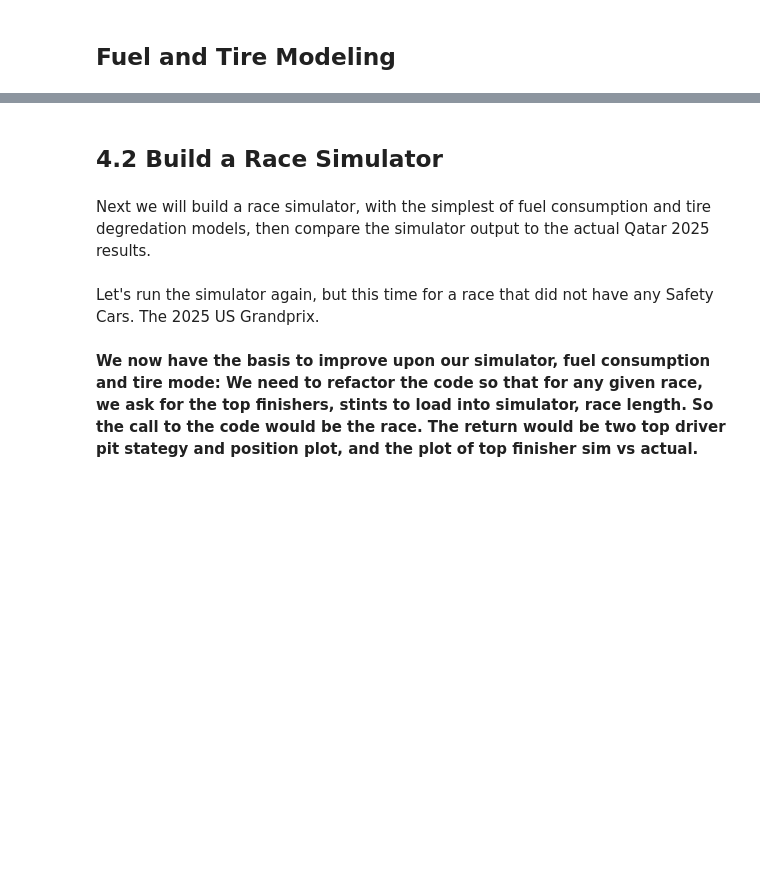
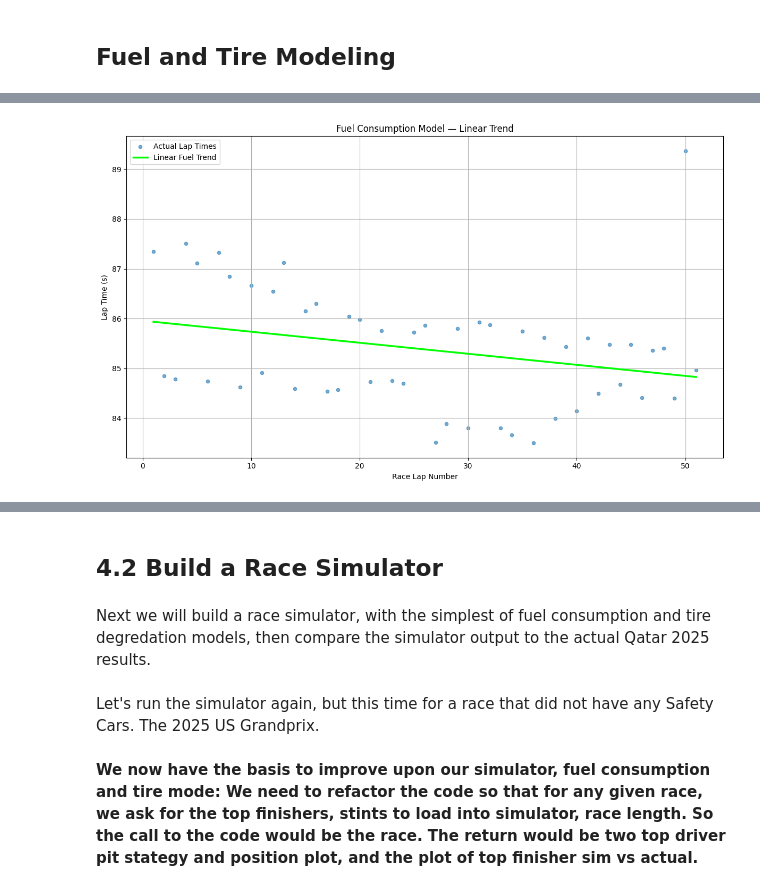
Before and after one commit to jeffreylgoode/f1-capstone-project, a Jupyter notebook: notebooks/f1.ipynb, the cells around one changed output, grey strips where cells are left out. Saved outputs shown, nothing was run; the diff lists cells and outputs as text; code cells hidden in the pictures; blank space fills up the shorter version.

```diff
--- a/notebooks/f1.ipynb
+++ b/notebooks/f1.ipynb
@@ -2361,0 +1953,79 @@ plot_tire_only_degradation(models_H, df_corrected, compound="H")
+# %%
+# ============================================================
+# Modeling BLOCK 1.7A — Linear Fuel Consumption Trend (Visualization Only)
+# ============================================================
+
+import numpy as np
+import matplotlib.pyplot as plt
+from sklearn.linear_model import LinearRegression
+
+
+def fit_fuel_model(df_driver):
+    """
+    Fit a linear fuel consumption model:
+        lap_time = m * lap_number + b
+    Returns slope m and intercept b.
+    """
+    df = df_driver.copy()
+
+    X = df["lap_number"].values.reshape(-1, 1)
+    y = df["lap_time"].values
+
+    model = LinearRegression()
+    model.fit(X, y)
+
+    m = model.coef_[0]
+    b = model.intercept_
+
+    return m, b
+
+
+def plot_fuel_trend(df_driver, m, b):
+    """
+    Plot actual lap times and the fitted linear fuel trend.
+    """
+    df = df_driver.copy()
+    df = df.sort_values("lap_number")
+
+    # Predicted fuel trend line
+    x_line = df["lap_number"].values
+    y_line = m * x_line + b
+
+    plt.figure(figsize=(12, 7))
+    plt.scatter(
+        df["lap_number"],
+        df["lap_time"],
+        s=20,
+        alpha=0.6,
+        label="Actual Lap Times"
+    )
+
+    plt.plot(
+        x_line,
+        y_line,
+        color="lime",
+        linewidth=2.5,
+        label="Linear Fuel Trend"
+    )
+
+    plt.title("Fuel Consumption Model — Linear Trend")
+    plt.xlabel("Race Lap Number")
+    plt.ylabel("Lap Time (s)")
+    plt.grid(True)
+    plt.legend()
+    plt.tight_layout()
+    plt.show()
+
+
+# ============================================================
+# Apply to the driver-specific dataset from BLOCK 1.55
+# ============================================================
+
+m_fuel, b_fuel = fit_fuel_model(df_driver)
+
+print("Fuel Model Parameters:")
+print(f"  Slope (m):     {m_fuel:.5f} seconds per lap")
+print(f"  Intercept (b): {b_fuel:.3f} seconds")
+
+plot_fuel_trend(df_driver, m_fuel, b_fuel)
+# %% [output]
@@ -2361,0 +2035 @@ plot_tire_only_degradation(models_H, df_corrected, compound="H")
+[figure, added]
```
Also changed, not shown: parts of 48 cells of this notebook.
